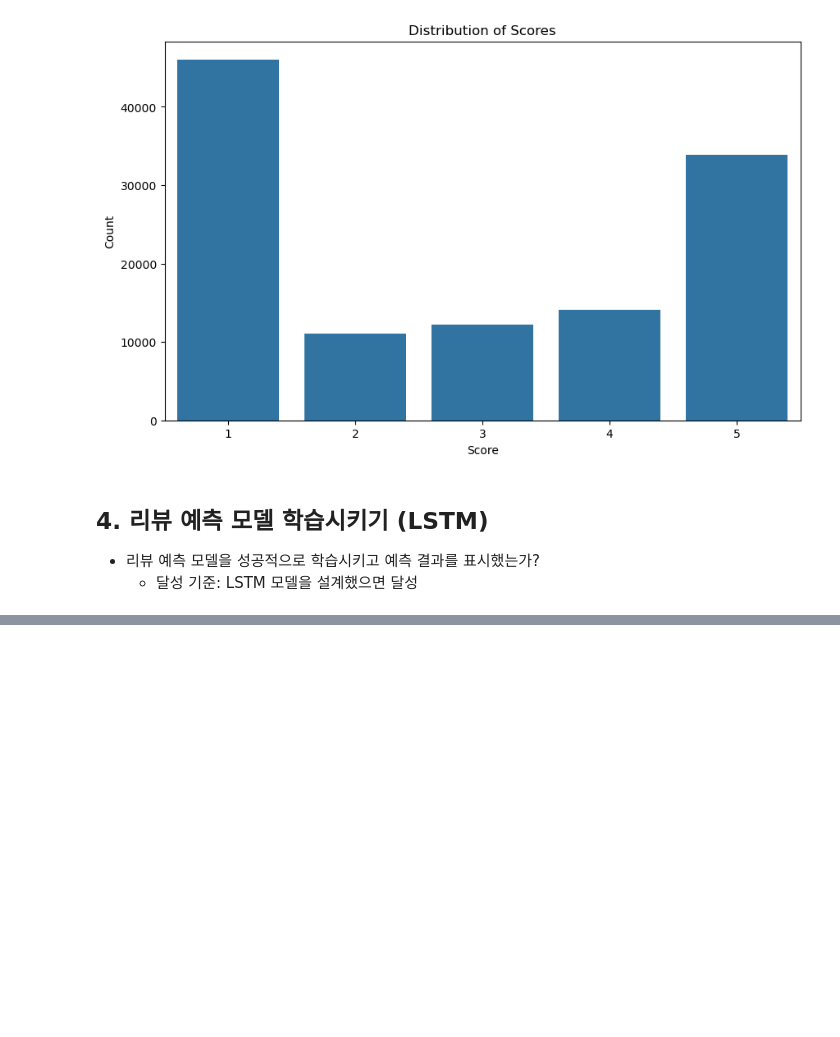
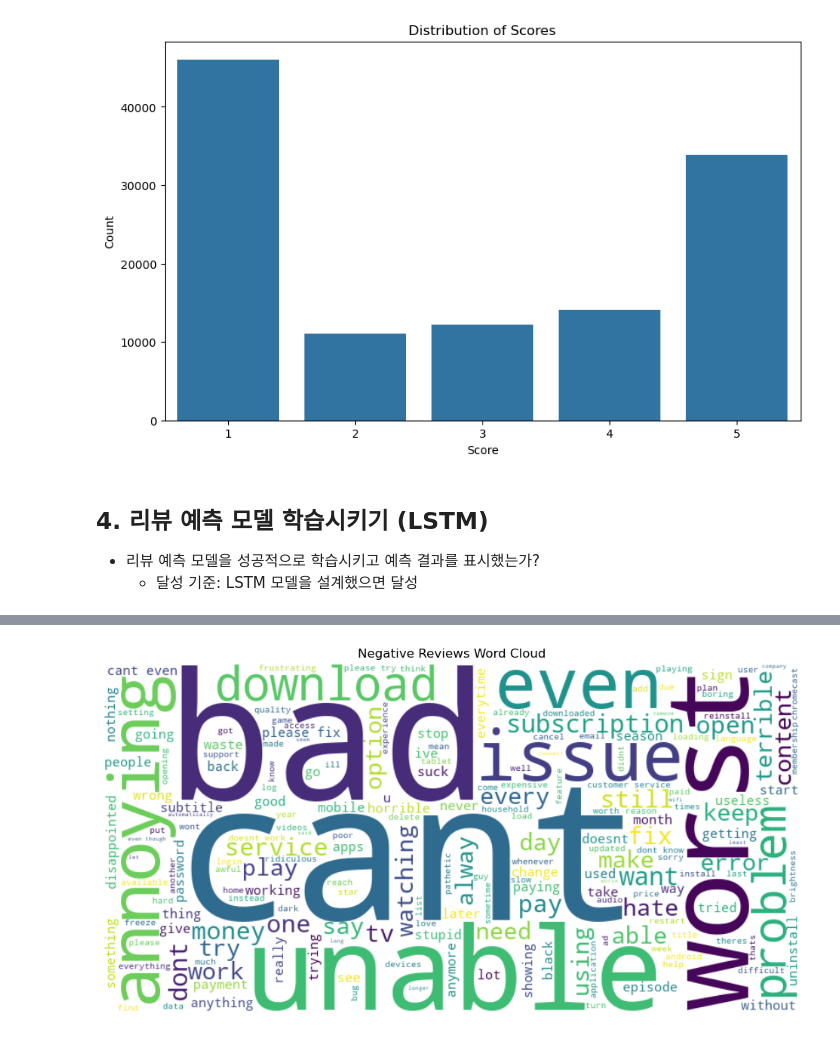
Before and after one commit to nyum76/TIL, a Jupyter notebook: assignment/movie.ipynb, the cells around one changed output, grey strips where cells are left out. Saved outputs shown, nothing was run; the diff lists cells and outputs as text; code cells hidden in the pictures; blank space fills up the shorter version.

```diff
--- a/assignment/movie.ipynb
+++ b/assignment/movie.ipynb
@@ -235,0 +488,16 @@ OSError: dlopen(/opt/anaconda3/envs/welcometodl/lib/python3.10/site-packages/tor
+# %%
+def get_sentiment(text):
+    return TextBlob(text).sentiment.polarity
+# %%
+# 감성 분석을 df['content']에 적용하여 sentiment 열 생성
+df['sentiment'] = df['content'].apply(get_sentiment)
+
+# sentiment 열의 데이터 타입 확인 및 문자열 처리
+df['sentiment'] = pd.to_numeric(df['sentiment'], errors='coerce')
+
+# sentiment 값을 바탕으로 긍정, 부정, 중립 분류
+df['sentiment_label'] = df['sentiment'].apply(lambda x: 'positive' if x > 0.1 else ('negative' if x < -0.1 else 'neutral'))
+
+# 결과 출력
+result = df[['content', 'score', 'sentiment_label']]
+result
@@ -235,0 +518,23 @@ OSError: dlopen(/opt/anaconda3/envs/welcometodl/lib/python3.10/site-packages/tor
+# %%
+import pandas as pd
+import matplotlib.pyplot as plt
+from wordcloud import WordCloud, STOPWORDS
+
+# 부정적인 리뷰 필터링
+negative_reviews = ' '.join(df[df['sentiment_label'] =="negative"]['content'])
+
+# 불용어 설정
+stopwords = set(STOPWORDS)
+stopwords.update(['watch','account','netflix','use','im','new','will','shows','video','screen','update','now','device', 'movie', 'show', 'time', 'app', 'series', 'phone','movies'])
+
+# WordCloud 생성
+wordcloud = WordCloud(width=800, height=400, background_color='white', stopwords=stopwords).generate(negative_reviews)
+
+# WordCloud 출력
+plt.figure(figsize=(12, 6))
+plt.imshow(wordcloud, interpolation='bilinear')
+plt.axis('off')
+plt.title('Negative Reviews Word Cloud')
+plt.show()
+# %% [output]
+[figure, added]
```
Also changed, not shown: parts of 14 cells of this notebook, 7 other files.
